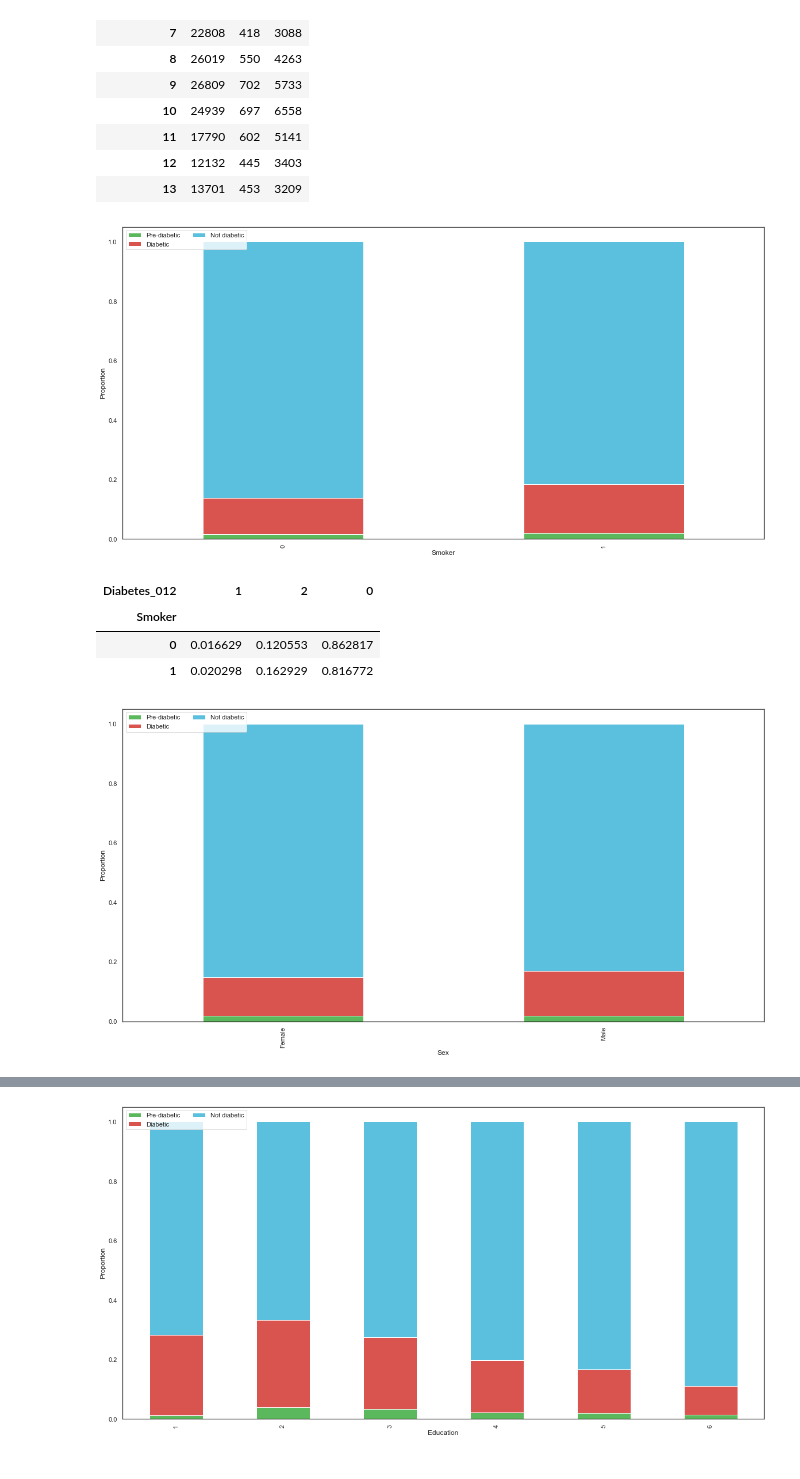
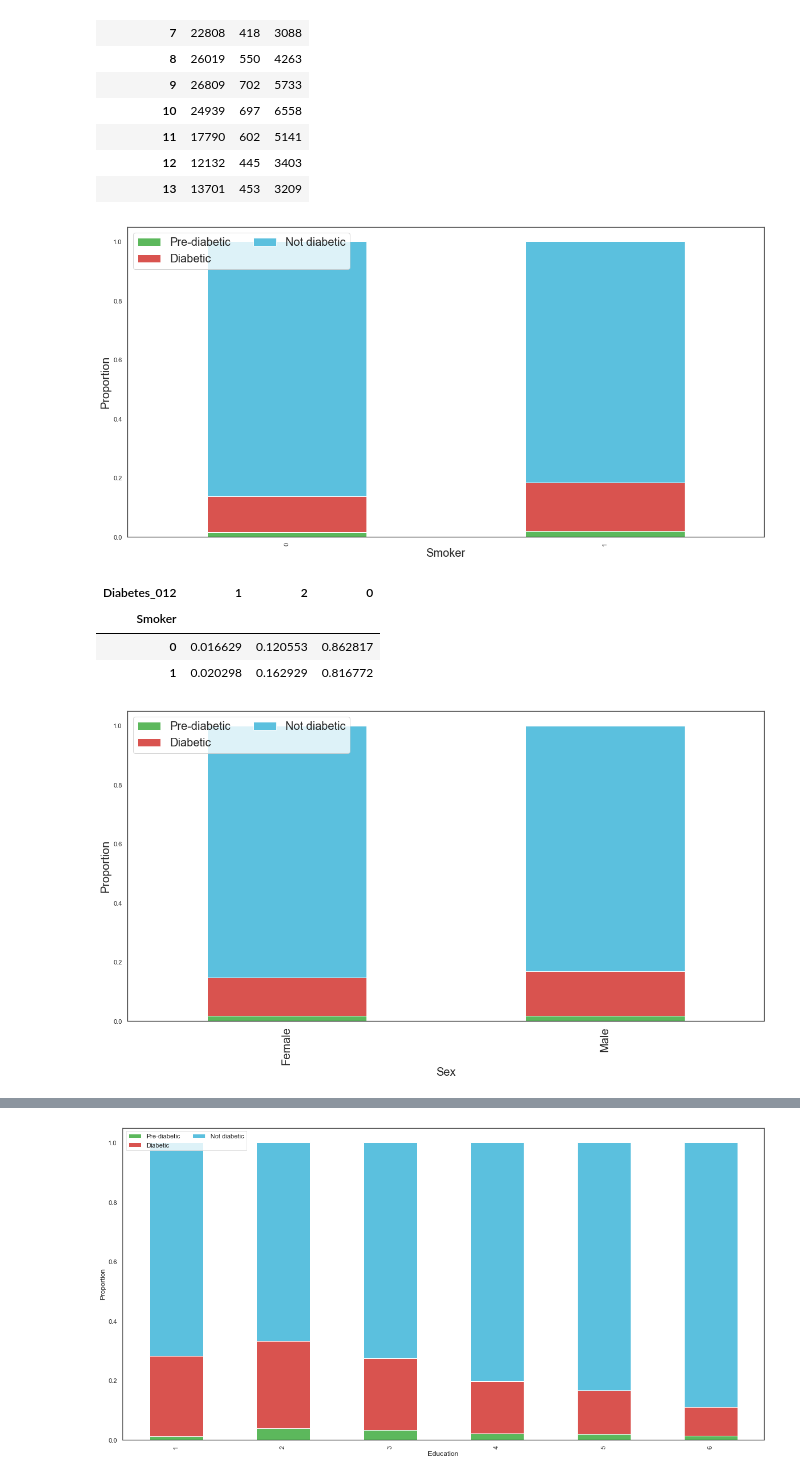
Before and after one commit to ValShah/Python_project_1, a Jupyter notebook: Python_project_1_DM_prediction.ipynb, the cells around one changed output, grey strips where cells are left out. Cells and saved outputs as stored; diff of their text form; code cells hidden in the pictures.

Commit message:
additional graphs

```diff
--- a/Python_project_1_DM_prediction.ipynb
+++ b/Python_project_1_DM_prediction.ipynb
@@ -399,12 +396,12 @@ cross_tab_prop.plot(kind='bar',
                     color=['#5cb85c','#d9534f', '#5bc0de'],
                     figsize=(20, 10))
 
-plt.legend(["Pre-diabetic", "Diabetic", "Not diabetic"], loc="upper left", ncol=2)
-plt.xlabel("Smoker")
-plt.ylabel("Proportion")
+plt.legend(["Pre-diabetic", "Diabetic", "Not diabetic"], loc="upper left", ncol=2, fontsize=20)
+plt.xlabel("Smoker", fontsize=20)
+plt.ylabel("Proportion", fontsize=20)
 plt.show()
 # %% [output]
-[figure, old version]
+[figure, new version]
 # %%
 cross_tab_prop
 # %% [output]
@@ -415,22 +412,22 @@ cross_tab_prop
 # %%
 cross_tab_prop = pd.crosstab(index=dm_data['Sex'],
                              columns=dm_data['Diabetes_012'],
                              normalize='index')
 cross_tab_prop = cross_tab_prop[[1,2,0]]
 
 cross_tab_prop.plot(kind='bar',
                     stacked=True,
                     #colormap='tab10',
                     color=['#5cb85c','#d9534f', '#5bc0de'],
                     figsize=(20, 10))
 
-plt.legend(["Pre-diabetic", "Diabetic", "Not diabetic"], loc="upper left", ncol=2)
-plt.xlabel("Sex")
-plt.xticks([0,1],['Female', "Male"])
-plt.ylabel("Proportion")
+plt.legend(["Pre-diabetic", "Diabetic", "Not diabetic"], loc="upper left", ncol=2, fontsize=20)
+plt.xlabel("Sex", fontsize=20)
+plt.xticks([0,1],['Female', "Male"], fontsize=20)
+plt.ylabel("Proportion", fontsize=20)
 plt.show()
 # %% [output]
-[figure, old version]
+[figure, new version]
 # %%
 cross_tab_prop = pd.crosstab(index=dm_data['HighBP'],
                              columns=dm_data['Diabetes_012'],
```
Also changed, not shown: parts of 23 cells of this notebook.
